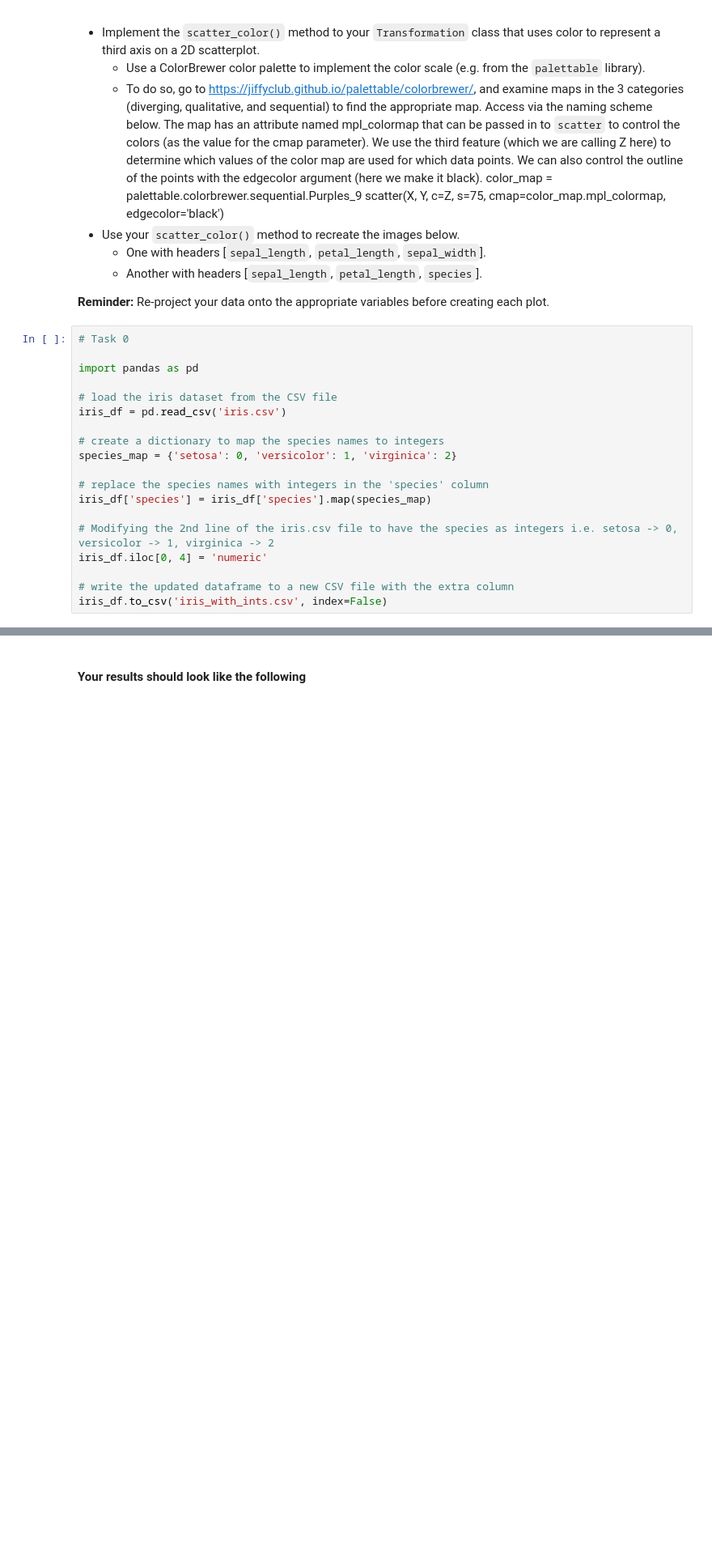
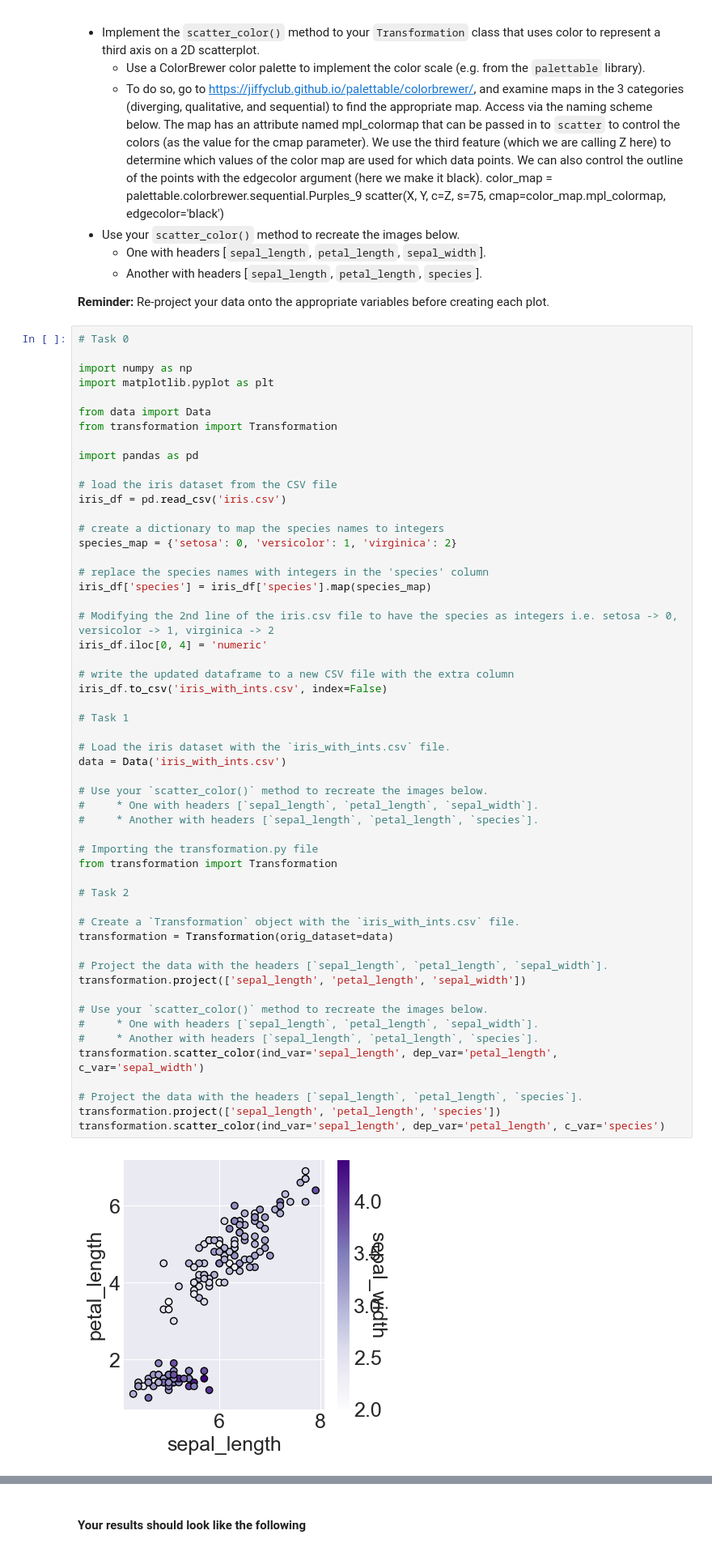
Before and after one commit to Chandrachud-2003/Chandras251Projects, a Jupyter notebook: Project2CheckIn/transformations.ipynb, the cells around one changed output, grey strips where cells are left out. Shown at 81% size. Saved outputs shown, nothing was run; the diff lists cells and outputs as text; blank space fills up the shorter version.

Commit message:
FInished almost all tasks

```diff
--- a/Project2CheckIn/transformations.ipynb
+++ b/Project2CheckIn/transformations.ipynb
@@ -85,20 +101,57 @@ In this task, you will use color to visualize a third dimension of the Iris data
 **Reminder:** Re-project your data onto the appropriate variables before creating each plot.
 # %%
 # Task 0
+
+import numpy as np
+import matplotlib.pyplot as plt
+
+from data import Data
+from transformation import Transformation
 
 import pandas as pd
 
 # load the iris dataset from the CSV file
 iris_df = pd.read_csv('iris.csv')
 
 # create a dictionary to map the species names to integers
 species_map = {'setosa': 0, 'versicolor': 1, 'virginica': 2}
 
 # replace the species names with integers in the 'species' column
 iris_df['species'] = iris_df['species'].map(species_map)
 
 # Modifying the 2nd line of the iris.csv file to have the species as integers i.e. setosa -> 0, versicolor -> 1, virginica -> 2
 iris_df.iloc[0, 4] = 'numeric'
 
 # write the updated dataframe to a new CSV file with the extra column
 iris_df.to_csv('iris_with_ints.csv', index=False)
+
+# Task 1
+
+# Load the iris dataset with the `iris_with_ints.csv` file.
+data = Data('iris_with_ints.csv')
+
+# Use your `scatter_color()` method to recreate the images below.
+#     * One with headers [`sepal_length`, `petal_length`, `sepal_width`].
+#     * Another with headers [`sepal_length`, `petal_length`, `species`].
+
+# Importing the transformation.py file
+from transformation import Transformation
+
+# Task 2
+
+# Create a `Transformation` object with the `iris_with_ints.csv` file.
+transformation = Transformation(orig_dataset=data)
+
+# Project the data with the headers [`sepal_length`, `petal_length`, `sepal_width`].
+transformation.project(['sepal_length', 'petal_length', 'sepal_width'])
+
+# Use your `scatter_color()` method to recreate the images below.
+#     * One with headers [`sepal_length`, `petal_length`, `sepal_width`].
+#     * Another with headers [`sepal_length`, `petal_length`, `species`].
+transformation.scatter_color(ind_var='sepal_length', dep_var='petal_length', c_var='sepal_width')
+
+# Project the data with the headers [`sepal_length`, `petal_length`, `species`].
+transformation.project(['sepal_length', 'petal_length', 'species'])
+transformation.scatter_color(ind_var='sepal_length', dep_var='petal_length', c_var='species')
+# %% [output]
+[figure, added]
```
Also changed, not shown: parts of 14 cells of this notebook, 3 other files.
